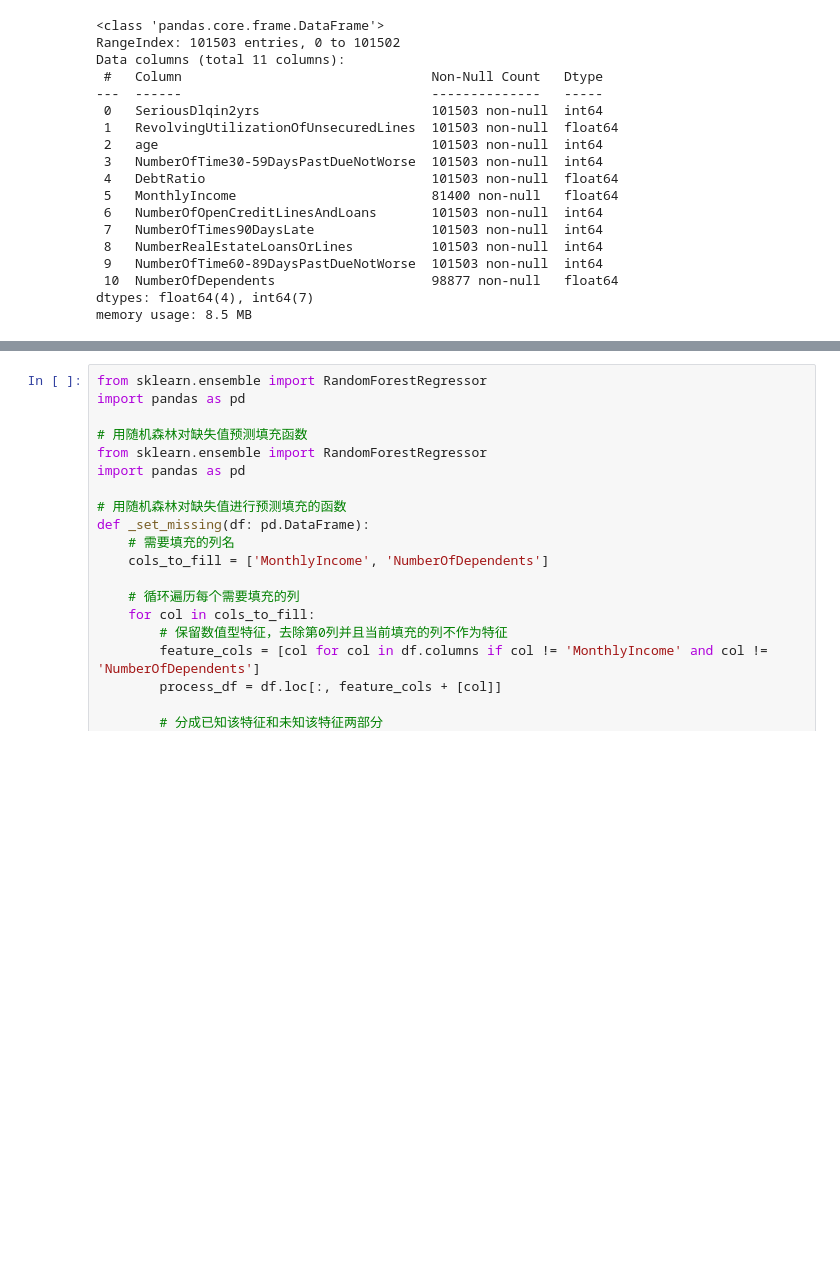
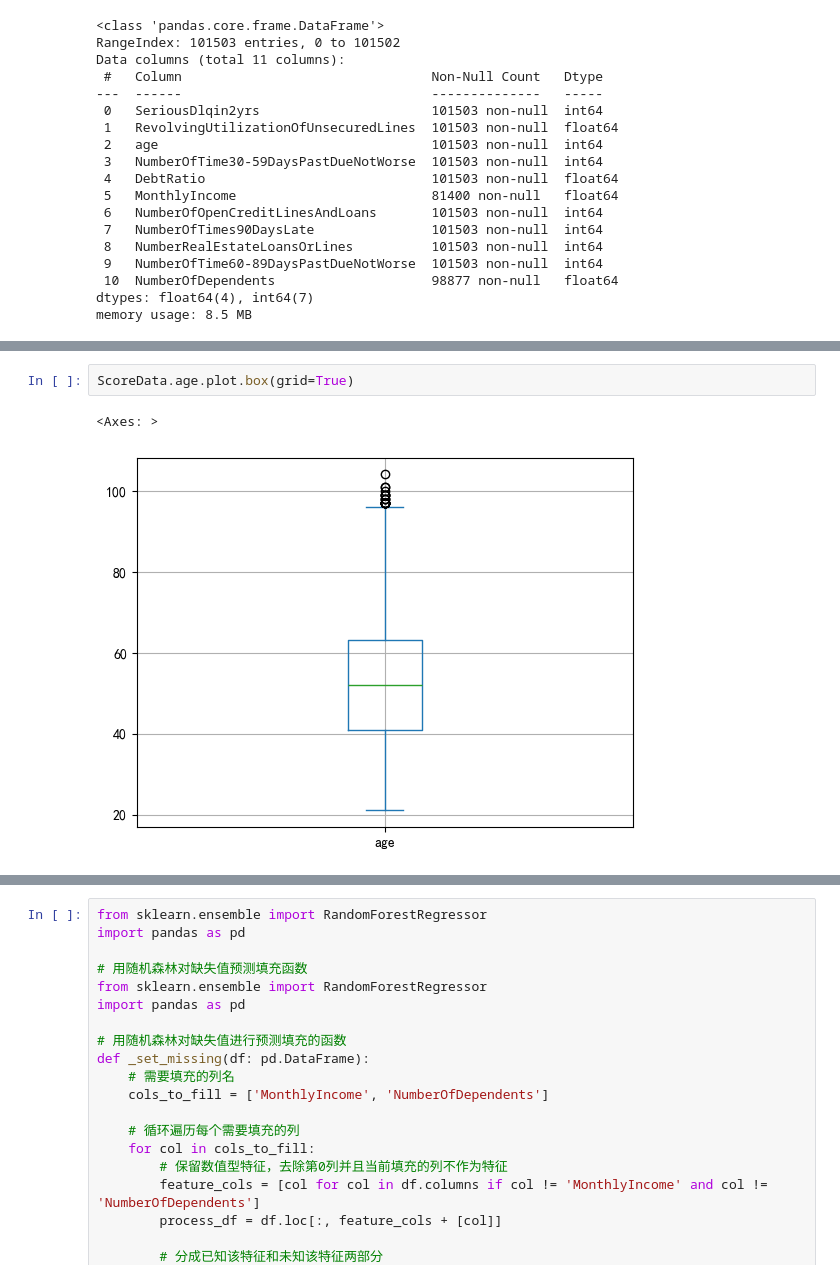
Before and after one commit to TietiTage/da_zuo_ye, a Jupyter notebook: 申请信用评分卡模型/信用评分卡模型.ipynb, the cells around one changed output, grey strips where cells are left out. Cells and saved outputs as stored; diff of their text form; blank space fills up the shorter version.

```diff
--- a/申请信用评分卡模型/信用评分卡模型.ipynb
+++ b/申请信用评分卡模型/信用评分卡模型.ipynb
@@ -1469,0 +1330,5 @@ memory usage: 8.5 MB
+# %%
+ScoreData.age.plot.box(grid=True)
+# %% [output]
+<Axes: >
+[figure, added]
```
Also changed, not shown: parts of 53 cells of this notebook.
